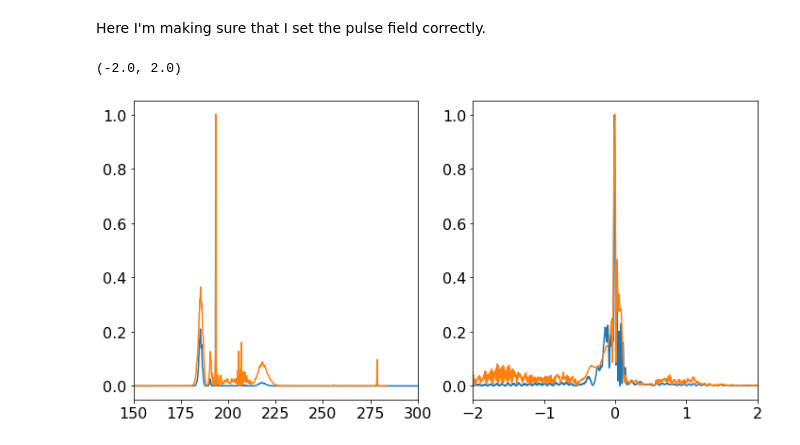
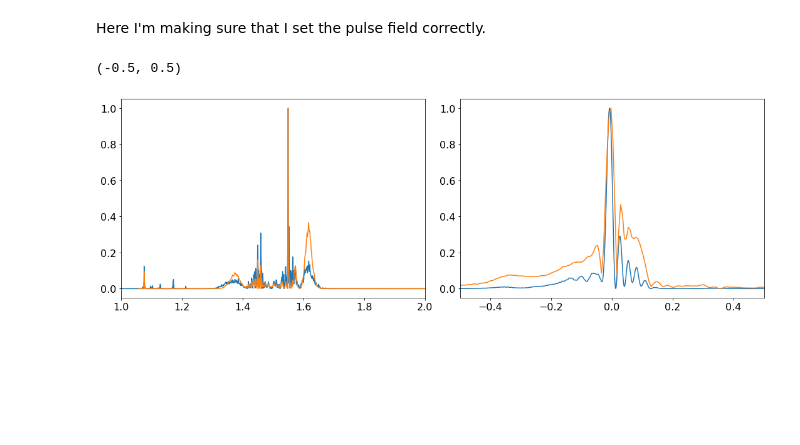
Before and after one commit to peter-chang62/FourWaveMixing-and-Intrapulse-DFG-using-PyNLO, a Jupyter notebook: Nazanin_ND_HNLF_FROG/Nazanin_ND_NHNLF_FROG.ipynb, the cells around one changed output. Saved outputs shown, nothing was run; the diff lists cells and outputs as text; code cells hidden in the pictures; blank space fills up the shorter version.

```diff
--- a/Nazanin_ND_HNLF_FROG/Nazanin_ND_NHNLF_FROG.ipynb
+++ b/Nazanin_ND_HNLF_FROG/Nazanin_ND_NHNLF_FROG.ipynb
@@ -2,12 +2,11 @@
 # Simulating Nazanin's Pulse from ND HNLF
 # %%
 import sys
-sys.path.append('C:\\Users\\pchan\\Documents\\GitHub\\FourWaveMixing-and-Intrapulse-DFG-using-PyNLO')
+sys.path.append("C:\\Users\\pchan\\Documents\\GitHub\\FourWaveMixing-and-Intrapulse-DFG-using-PyNLO")
 import numpy as np
 import matplotlib.pyplot as plt
 import Fiber_PPLN_NLSE as fpn
 import clipboard_and_style_sheet
-
 
 clipboard_and_style_sheet.style_sheet()
 
@@ -22,23 +21,24 @@ path = 'C:/Users/pchan/Documents/Research Projects/PyNLO_project_for_new_system_
 data_temp = np.genfromtxt(path + 'ReconstructedPulseTemporal.txt')
 data_spec = np.genfromtxt(path + 'ReconstructedPulseSpectrum.txt')
 center_wavelength_nm = data_spec[:, 2][len(data_spec) // 2] * 1e3
-pulse = fpn.Pulse(center_wavelength_nm=center_wavelength_nm, EPP_nJ=1.4)
 
 
 # don't forget to negate the phase
 def get_data(string):
     if string == 'temp':
         # data_temp = np.genfromtxt(path + 'ReconstructedPulseTemporal.txt')
-        amp = data_temp[:, 0]
+        pulse = fpn.Pulse(center_wavelength_nm=center_wavelength_nm, EPP_nJ=1.4)
+        amp = np.sqrt(data_temp[:, 0])
         phase = - data_temp[:, 1]
         T_ps = data_temp[:, 2] / 1000
         AT = amp * np.exp(1j * phase)
         pulse.set_AT_experiment(T_ps, AT)
     elif string == 'spec':
         # data_spec = np.genfromtxt(path + 'ReconstructedPulseSpectrum.txt')
+        pulse = fpn.Pulse(center_wavelength_nm=center_wavelength_nm, EPP_nJ=1.4)
         lamda = data_spec[:, 2]
         phase = - data_spec[:, 1]
-        amp = data_spec[:, 0]
+        amp = np.sqrt(data_spec[:, 0])
         AW = amp * np.exp(1j * phase)
         pulse.set_AW_experiment(lamda, AW)
     else:
@@ -96,17 +96,18 @@ Here I'm making sure that I set the pulse field correctly.
 # %%
 # it checks out
 pulse_temp = get_data('temp')
 pulse_spec = get_data('spec')
-fig, (ax1, ax2) = plt.subplots(1, 2, figsize=(10, 5))
-ax1.plot(pulse_temp.F_THz, normalize(abs(pulse_temp.AW) ** 2))
-ax1.plot(300 / data_spec[:, 2], normalize(data_spec[:, 0]))
+indices = np.where(pulse_spec.wl_nm >= 0)
+fig, (ax1, ax2) = plt.subplots(1, 2, figsize=(15, 5))
+ax1.plot(pulse_temp.wl_um[indices], normalize(abs(pulse_temp.AW[indices]) ** 2))
+ax1.plot(data_spec[:, 2], normalize(data_spec[:, 0]))
+ax1.set_xlim(1, 2)
 ax2.plot(pulse_spec.T_ps, normalize(abs(pulse_spec.AT) ** 2))
 ax2.plot(data_temp[:, 2] / 1000, data_temp[:, 0])
-ax1.set_xlim(150, 300)
-ax2.set_xlim(-2, 2)
+ax2.set_xlim(-.5, .5)
 # %% [output]
-(-2.0, 2.0)
+(-0.5, 0.5)
-[figure, old version]
+[figure, new version]
 # %%
 pulse = get_data('spec')
 
```
Also changed, not shown: parts of 9 cells of this notebook, 3 other files.
